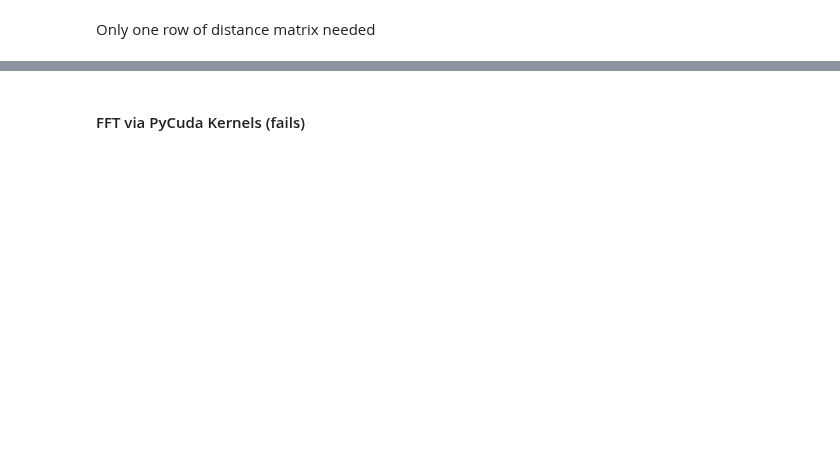
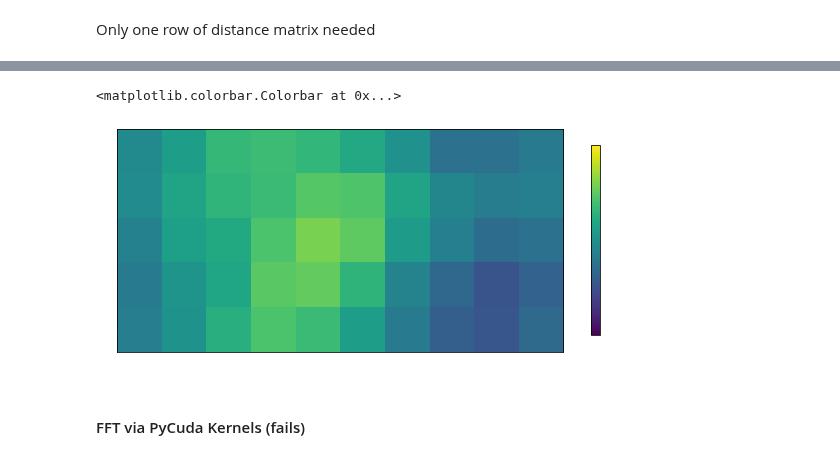
Before and after one commit to sintefmath/multilevelDA, a Jupyter notebook: notebooks/GRF_GPU.ipynb, the cells around one changed output, grey strips where cells are left out. Cells and saved outputs as stored; diff of their text form; code cells hidden in the pictures; blank space fills up the shorter version.

```diff
--- a/notebooks/GRF_GPU.ipynb
+++ b/notebooks/GRF_GPU.ipynb
@@ -159,13 +245,18 @@ uf
 # %%
 # import pycuda.cumath as cumath
-tmp_gpu = gpuarray.to_gpu((np.sqrt(np.maximum(cmf_gpu.get().real,0)) * uf_gpu.get()).astype(np.complex64))
+tmp_gpu = gpuarray.to_gpu((np.sqrt(np.maximum(ctf_gpu.get().real,0)) * uf_gpu.get()).astype(np.complex64))
 
-grf_gpu = gpuarray.empty(cov_toepitz.shape, np.float32)
-plan_inv = Plan(cov_toepitz.shape, np.complex64, np.float32)
+grf_gpu = gpuarray.empty((ny,nx), np.float32)
+plan_inv = Plan(grf_gpu.shape, np.complex64, np.float32)
 ifft(tmp_gpu, grf_gpu, plan_inv)
 # %%
-plt.imshow(grf_gpu.get()/nx/ny)
-plt.colorbar()
+plt.figure(figsize=(10,5))
+# ATTENTION: Inverse cuFFT needs scaling!
+plt.imshow(grf_gpu.get()/nx/ny, vmin=-2, vmax=2)
+plt.colorbar(shrink=0.7)
+# %% [output]
+<matplotlib.colorbar.Colorbar at 0x...>
+[figure, added]
 # %% [markdown]
 #### FFT via PyCuda Kernels (fails)
 # %%
```
Also changed, not shown: parts of 32 cells of this notebook, 1 other file.
